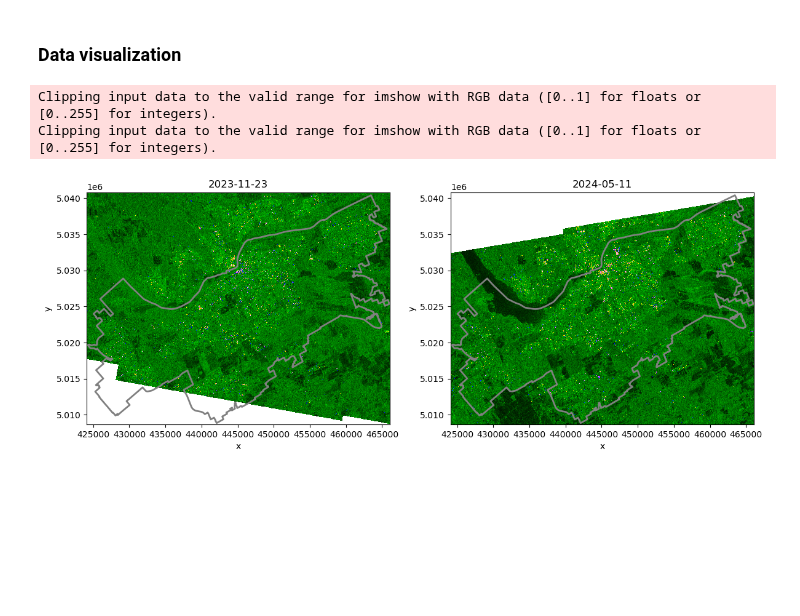
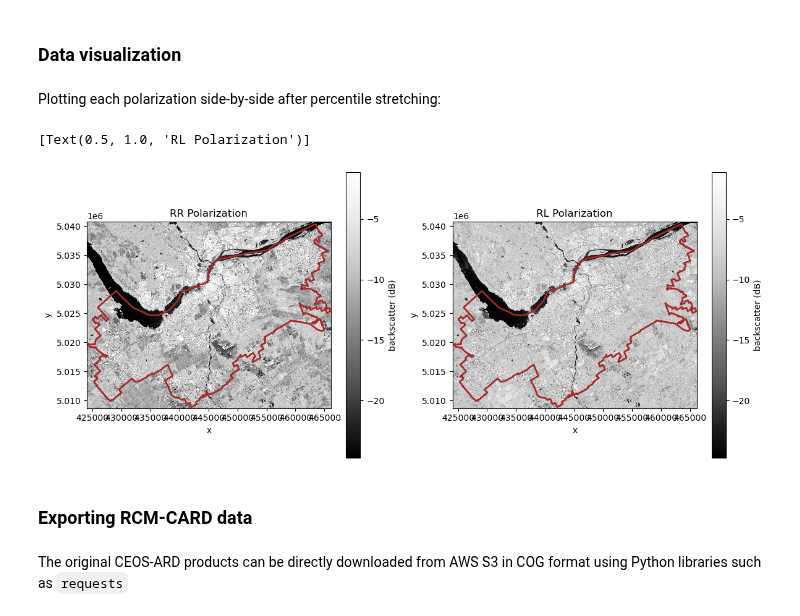
Before and after one commit to eodms-sgdot/rcm-ard-stac-examples, a Jupyter notebook: examples/rcm_ard_stac_example.ipynb, the cells around one changed output. Saved outputs shown, nothing was run; the diff lists cells and outputs as text; code cells hidden in the pictures; blank space fills up the shorter version.

```diff
--- a/examples/rcm_ard_stac_example.ipynb
+++ b/examples/rcm_ard_stac_example.ipynb
@@ -185,15 +301,44 @@ Attributes: (0)
+# %%
+def percent_stretch(rds, lower=2, upper=98):
+    """Normalize each band in a DataArray using a percentile stretch"""
+    stretched_bands = []
+    for b in rds:
+        pct_low = np.percentile(b.values, lower)
+        pct_high = np.percentile(b.values, upper)
+        stretched = np.clip(b.values, pct_low, pct_high)
+        stretched_bands.append(stretched)
+
+    # Rebuild array with new stretched values
+    stretched_array = xr.DataArray(
+        data=np.stack(stretched_bands),
+        dims=rds.dims,
+        coords=rds.coords,
+        attrs=rds.attrs,
+        name=rds.name
+    )
+
+    return stretched_array
+# %%
+pct_stretched = percent_stretch(stack_db)
 # %% [markdown]
 ### Data visualization
-# %%
-# Compare RGB composite for both scenes: red = RR, green = RR/(RR+RL), blue = RL
-# Suggested visualization for compact polarimetric data as per CEOS-ARD standards
-fig, axes = plt.subplots(ncols=2, figsize=(14, 6))
-
-for i, ax in enumerate(axes):
-    stack_mod.isel(time=i, band=[0, 2, 1]).plot.imshow(rgb="band", ax=ax)  # plot raster bands as RGB
-    aoi_gdf.to_crs(utm_crs).plot(ax=ax, facecolor='none', edgecolor='gray', linewidth=2) # overlay vector boundary on plot
-    ax.set(title=str(stack_mod.isel(time=i).coords['time'].values).split('T')[0])
-# %% [output]
-Clipping input data to the valid range for imshow with RGB data ([0..1] for floats or [0..255] for integers).
-Clipping input data to the valid range for imshow with RGB data ([0..1] for floats or [0..255] for integers).
-[figure, removed]
+# %% [markdown]
+Plotting each polarization side-by-side after percentile stretching:
+# %%
+fig, axes = plt.subplots(ncols=2, figsize=(14, 6))
+global_min, global_max = np.min(pct_stretched), np.max(pct_stretched)  # standardize colour ramping
+
+pct_stretched.sel(band='rr').plot(ax=axes[0], cmap='Greys_r', vmin=global_min, vmax=global_max)
+aoi_gdf.to_crs(utm_crs).plot(ax=axes[0], facecolor='none', edgecolor='brown', linewidth=2)
+axes[0].set(title='RR Polarization')
+
+pct_stretched.sel(band='rl').plot(ax=axes[1], cmap='Greys_r', vmin=global_min, vmax=global_max)
+aoi_gdf.to_crs(utm_crs).plot(ax=axes[1], facecolor='none', edgecolor='brown', linewidth=2)
+axes[1].set(title='RL Polarization')
+# %% [output]
+[Text(0.5, 1.0, 'RL Polarization')]
+[figure, added]
+# %% [markdown]
+### Exporting RCM-CARD data
+# %% [markdown]
+The original CEOS-ARD products can be directly downloaded from AWS S3 in COG format using Python libraries such as `requests`
```
Also changed, not shown: parts of 31 cells of this notebook.
